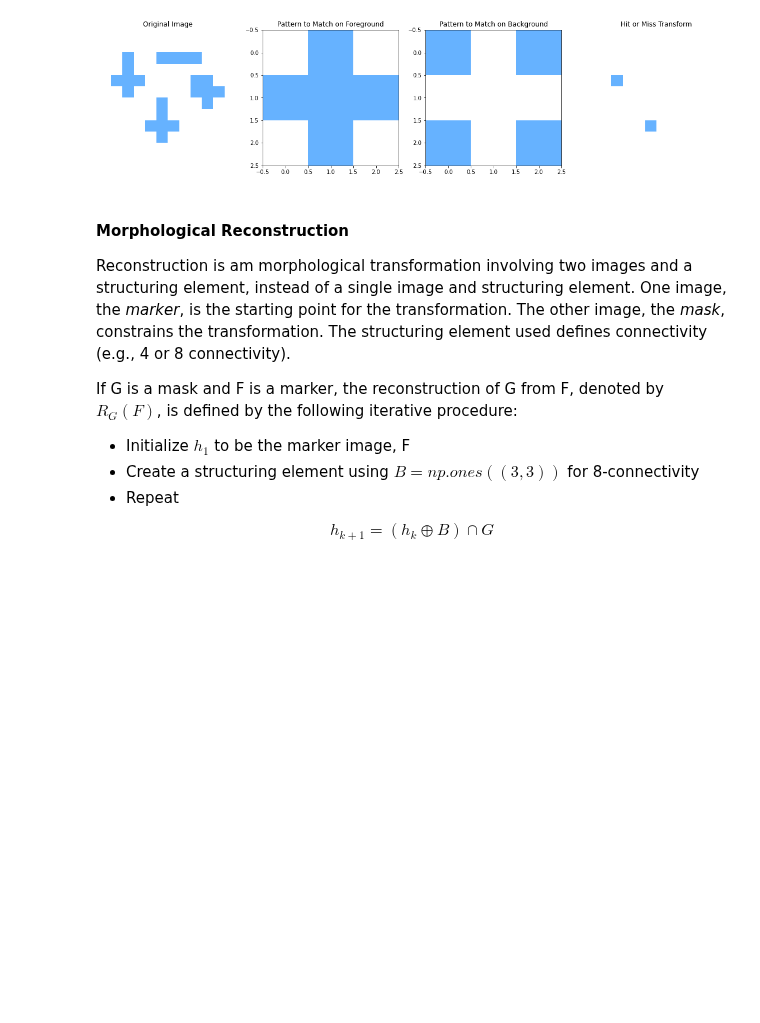
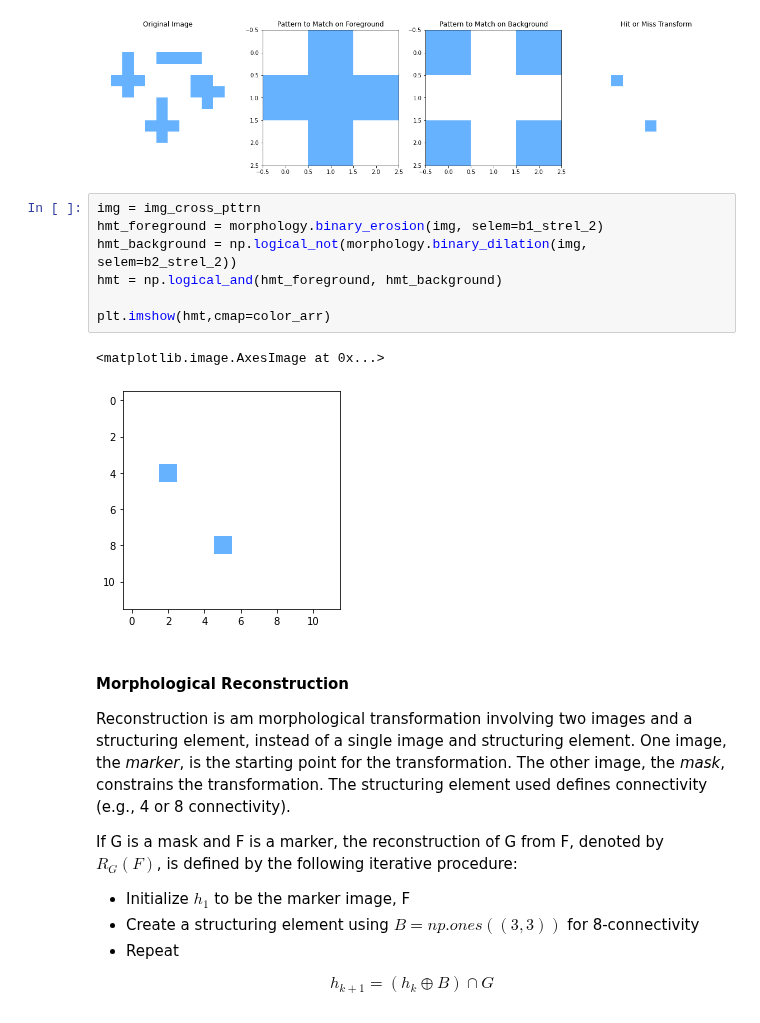
Before and after one commit to ecolon08/Digital-Image-Processing, a Jupyter notebook: Morphological Image Processing/ec_dip_morphological_01.ipynb, the cells around one changed output. Cells and saved outputs as stored; diff of their text form; blank space fills up the shorter version.

```diff
--- a/Morphological Image Processing/ec_dip_morphological_01.ipynb
+++ b/Morphological Image Processing/ec_dip_morphological_01.ipynb
@@ -436,6 +436,16 @@ ax_hmt_2[3].set_title("Hit or Miss Transform")
 ax_hmt_2[3].axis('off');
 # %% [output]
 [figure]
+# %%
+img = img_cross_pttrn
+hmt_foreground = morphology.binary_erosion(img, selem=b1_strel_2)
+hmt_background = np.logical_not(morphology.binary_dilation(img, selem=b2_strel_2))
+hmt = np.logical_and(hmt_foreground, hmt_background)
+
+plt.imshow(hmt,cmap=color_arr)
+# %% [output]
+<matplotlib.image.AxesImage at 0x...>
+[figure, added]
 # %% [markdown]
 #### Morphological Reconstruction
 
```
Also changed, not shown: parts of 19 cells of this notebook.
